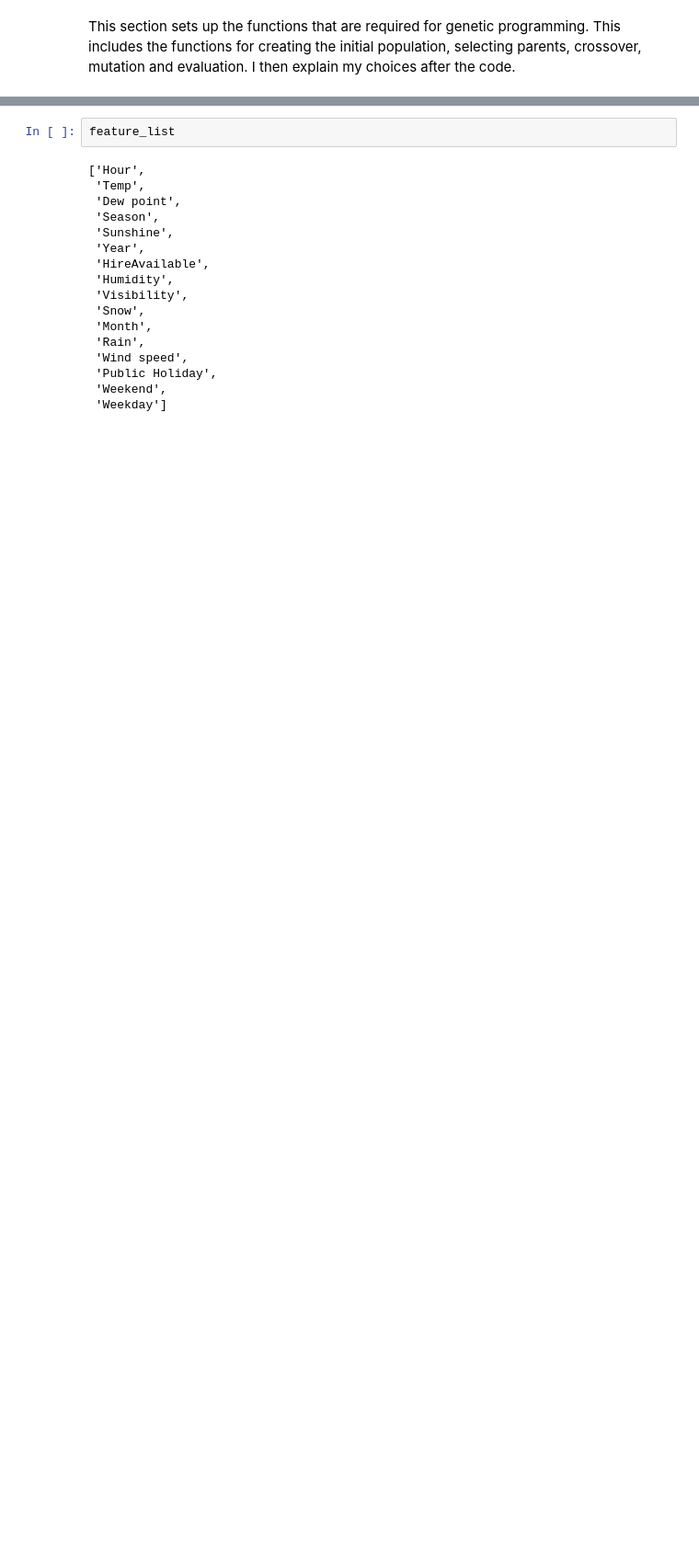
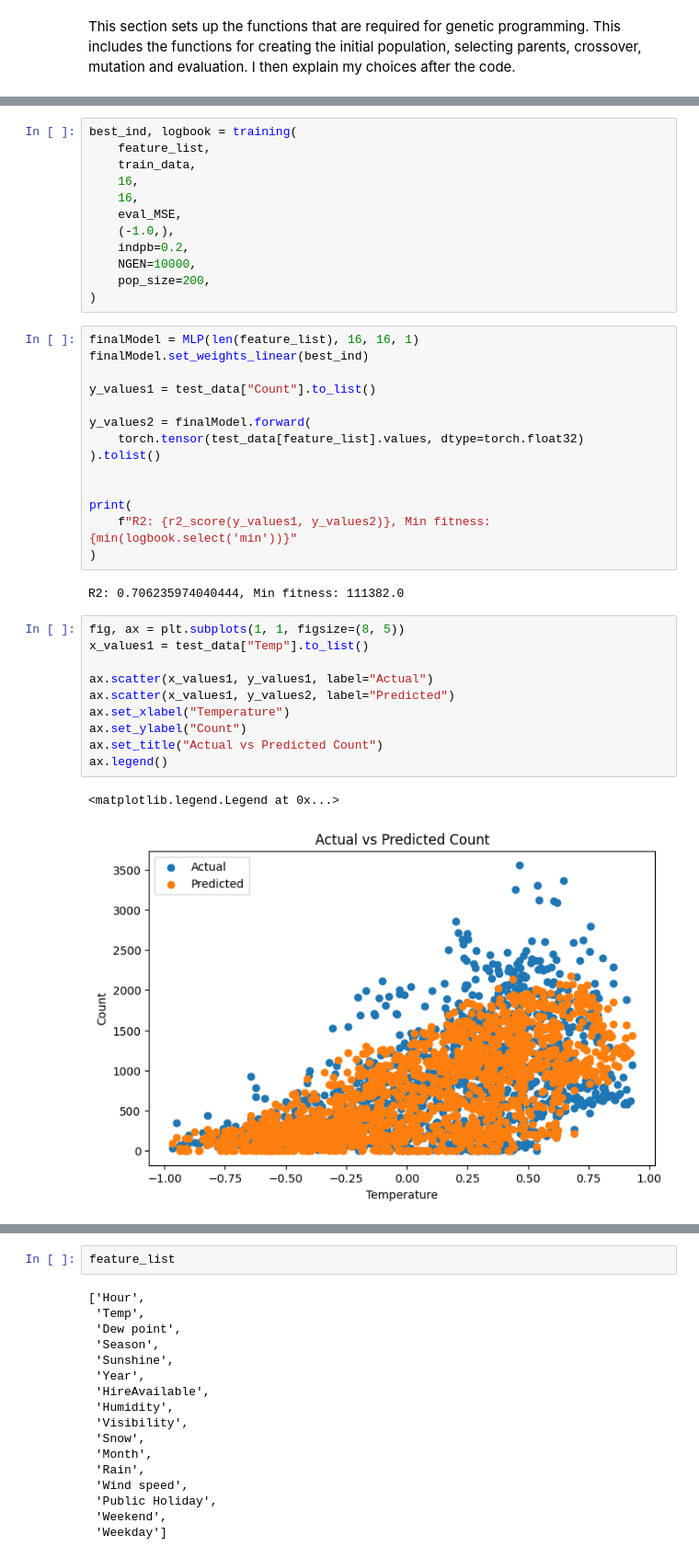
Before and after one commit to katie291100/evac-exam, a Jupyter notebook: final-part1 copy.ipynb, the cells around one changed output, grey strips where cells are left out. Shown at 92% size. Drawn from its saved outputs; the diff is of its cells as text; blank space fills up the shorter version.

```diff
--- a/final-part1 copy.ipynb
+++ b/final-part1 copy.ipynb
@@ -448,0 +976,41 @@ def eval_MAE(individual, myNet, evdata, feature_list):
+# %%
+best_ind, logbook = training(
+    feature_list,
+    train_data,
+    16,
+    16,
+    eval_MSE,
+    (-1.0,),
+    indpb=0.2,
+    NGEN=10000,
+    pop_size=200,
+)
+# %%
+finalModel = MLP(len(feature_list), 16, 16, 1)
+finalModel.set_weights_linear(best_ind)
+
+y_values1 = test_data["Count"].to_list()
+
+y_values2 = finalModel.forward(
+    torch.tensor(test_data[feature_list].values, dtype=torch.float32)
+).tolist()
+
+
+print(
+    f"R2: {r2_score(y_values1, y_values2)}, Min fitness: {min(logbook.select('min'))}"
+)
+# %% [output]
+R2: 0.706235974040444, Min fitness: 111382.0
+# %%
+fig, ax = plt.subplots(1, 1, figsize=(8, 5))
+x_values1 = test_data["Temp"].to_list()
+
+ax.scatter(x_values1, y_values1, label="Actual")
+ax.scatter(x_values1, y_values2, label="Predicted")
+ax.set_xlabel("Temperature")
+ax.set_ylabel("Count")
+ax.set_title("Actual vs Predicted Count")
+ax.legend()
+# %% [output]
+<matplotlib.legend.Legend at 0x...>
+[figure, added]
```
Also changed, not shown: parts of 88 cells of this notebook, 1 other file.
